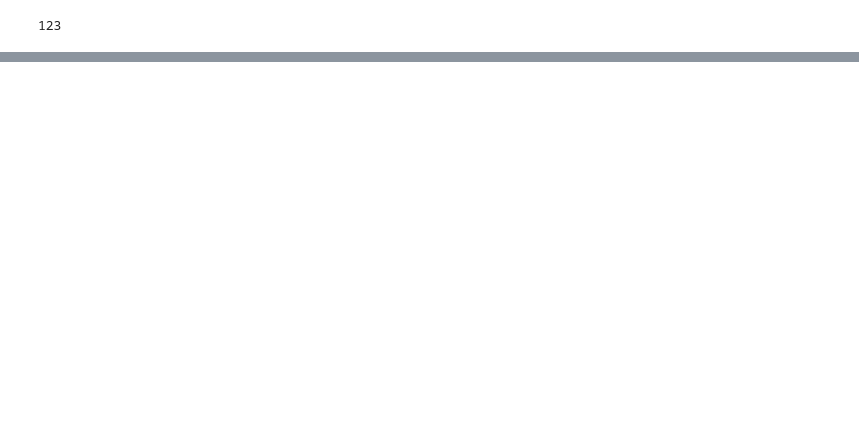
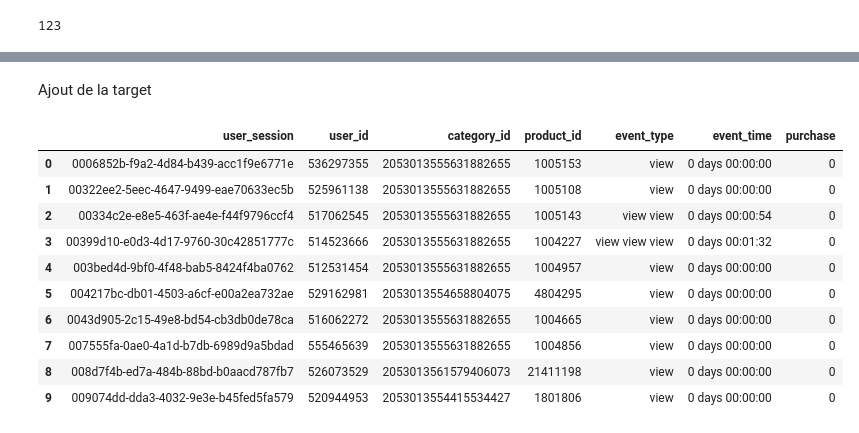
Before and after one commit to AdriMottainai/convertiq, a Jupyter notebook: data_exploration.ipynb, the cells around one changed output, grey strips where cells are left out. Drawn from its saved outputs; the diff is of its cells as text; code cells hidden in the pictures; blank space fills up the shorter version.

```diff
--- a/data_exploration.ipynb
+++ b/data_exploration.ipynb
@@ -273,0 +370,2 @@ X_concat.shape
+# %% [markdown]
+Ajout de la target
@@ -273,0 +374,14 @@ X_concat.shape
+# %%
+X_concat.head(10)
+# %% [output]
+|  | user_session | user_id | category_id | product_id | event_type | event_time | purchase |
+| 0 | 0006852b-f9a2-4d84-b439-acc1f9e6771e | 536297355 | 2053013555631882655 | 1005153 | view | 0 days 00:00:00 | 0 |
+| 1 | 00322ee2-5eec-4647-9499-eae70633ec5b | 525961138 | 2053013555631882655 | 1005108 | view | 0 days 00:00:00 | 0 |
+| 2 | 00334c2e-e8e5-463f-ae4e-f44f9796ccf4 | 517062545 | 2053013555631882655 | 1005143 | view view | 0 days 00:00:54 | 0 |
+| 3 | 00399d10-e0d3-4d17-9760-30c42851777c | 514523666 | 2053013555631882655 | 1004227 | view view view | 0 days 00:01:32 | 0 |
+| 4 | 003bed4d-9bf0-4f48-bab5-8424f4ba0762 | 512531454 | 2053013555631882655 | 1004957 | view | 0 days 00:00:00 | 0 |
+| 5 | 004217bc-db01-4503-a6cf-e00a2ea732ae | 529162981 | 2053013554658804075 | 4804295 | view | 0 days 00:00:00 | 0 |
+| 6 | 0043d905-2c15-49e8-bd54-cb3db0de78ca | 516062272 | 2053013555631882655 | 1004665 | view | 0 days 00:00:00 | 0 |
+| 7 | 007555fa-0ae0-4a1d-b7db-6989d9a5bdad | 555465639 | 2053013555631882655 | 1004856 | view | 0 days 00:00:00 | 0 |
+| 8 | 008d7f4b-ed7a-484b-88bd-b0aacd787fb7 | 526073529 | 2053013561579406073 | 21411198 | view | 0 days 00:00:00 | 0 |
+| 9 | 009074dd-dda3-4032-9e3e-b45fed5fa579 | 520944953 | 2053013554415534427 | 1801806 | view | 0 days 00:00:00 | 0 |
```
Also changed, not shown: parts of 72 cells of this notebook.
